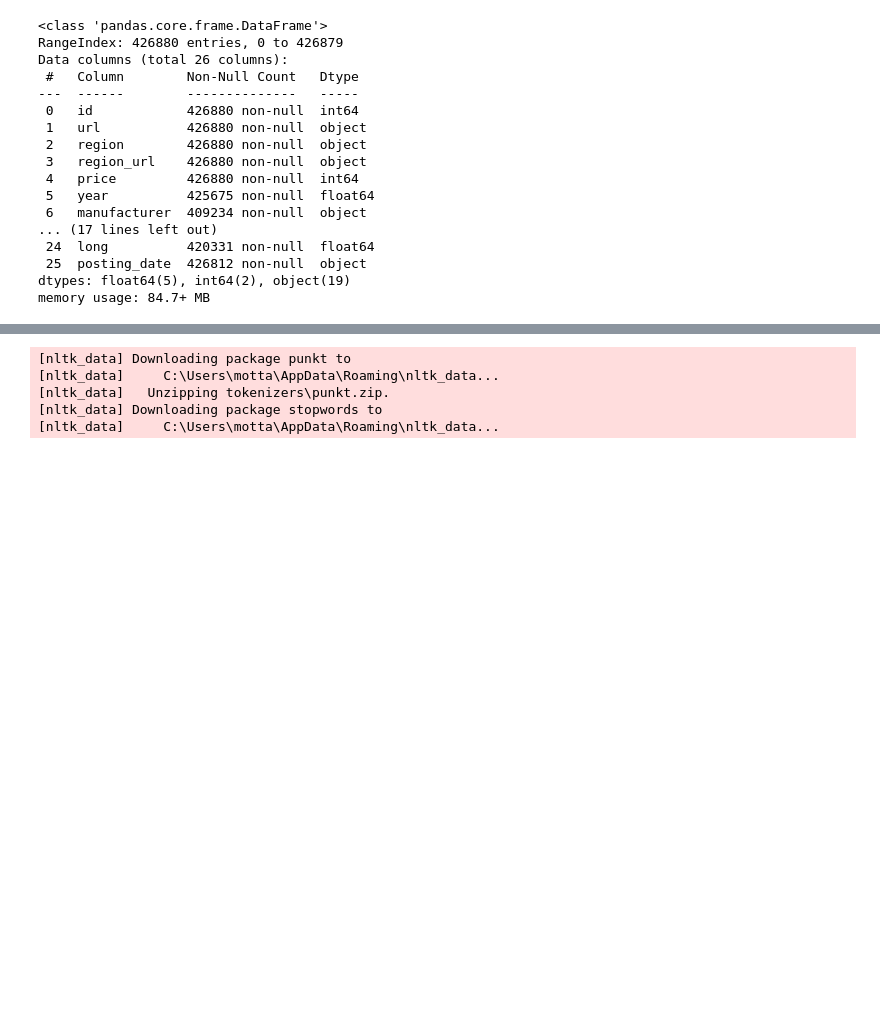
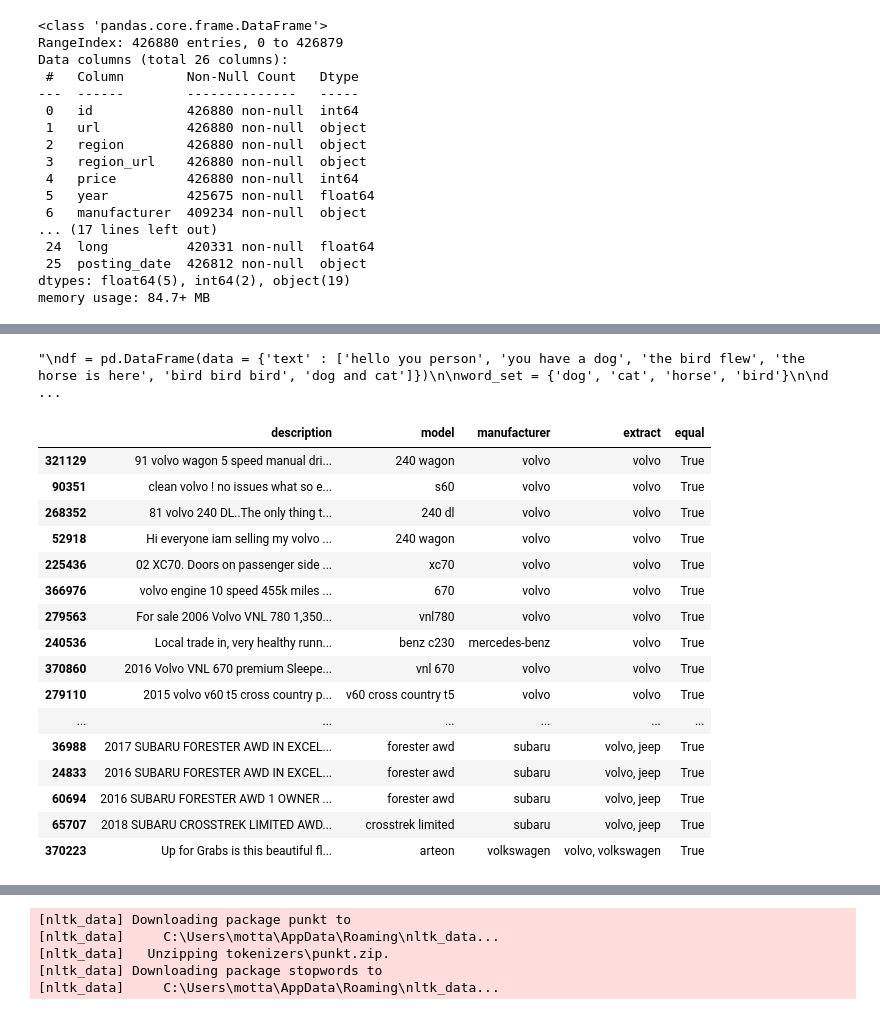
Before and after one commit to IE2020term2TeamE/ML2_Assignment_4, a Jupyter notebook: text processing.ipynb, the cells around one changed output, grey strips where cells are left out. Saved outputs shown, nothing was run; the diff lists cells and outputs as text; code cells hidden in the pictures; blank space fills up the shorter version.

```diff
--- a/text processing.ipynb
+++ b/text processing.ipynb
@@ -26,0 +55,2 @@ memory usage: 84.7+ MB
+# %%
+manu_list = set(manu_list)
@@ -26,0 +72,41 @@ memory usage: 84.7+ MB
+# %%
+def word_finder(x):
+  df_words = set(x.split(' '))
+  extract_words =  manu_list.intersection(df_words)
+  return ', '.join(extract_words)
+
+'''
+df = pd.DataFrame(data = {'text' : ['hello you person', 'you have a dog', 'the bird flew', 'the horse is here', 'bird bird bird', 'dog and cat']})
+
+word_set = {'dog', 'cat', 'horse', 'bird'}
+
+df['extract'] = df.text.apply(word_finder)
+'''
+# %% [output]
+"\ndf = pd.DataFrame(data = {'text' : ['hello you person', 'you have a dog', 'the bird flew', 'the horse is here', 'bird bird bird', 'dog and cat']})\n\nword_set = {'dog', 'cat', 'horse', 'bird'}\n\nd ...
+# %%
+df10['extract'] = df10.description.apply(word_finder)
+# %%
+#comparison_column = np.where(df10['manufacturer'] == df10['manufacturer'], True, False)
+df10['equal1'] = (df10['manufacturer'] == df10['extract'])
+# %%
+df10 = df10.sort_values(by=['extract'])
+df10.eq
+# %% [output]
+|  | description | model | manufacturer | extract | equal |
+| 321129 | 91 volvo wagon 5 speed manual dri... | 240 wagon | volvo | volvo | True |
+| 90351 | clean volvo ! no issues what so e... | s60 | volvo | volvo | True |
+| 268352 | 81 volvo 240 DL..The only thing t... | 240 dl | volvo | volvo | True |
+| 52918 | Hi everyone iam selling my volvo ... | 240 wagon | volvo | volvo | True |
+| 225436 | 02 XC70. Doors on passenger side ... | xc70 | volvo | volvo | True |
+| 366976 | volvo engine 10 speed 455k miles ... | 670 | volvo | volvo | True |
+| 279563 | For sale 2006 Volvo VNL 780 1,350... | vnl780 | volvo | volvo | True |
+| 240536 | Local trade in, very healthy runn... | benz c230 | mercedes-benz | volvo | True |
+| 370860 | 2016 Volvo VNL 670 premium Sleepe... | vnl 670 | volvo | volvo | True |
+| 279110 | 2015 volvo v60 t5 cross country p... | v60 cross country t5 | volvo | volvo | True |
+| ... | ... | ... | ... | ... | ... |
+| 36988 | 2017 SUBARU FORESTER AWD IN EXCEL... | forester awd | subaru | volvo, jeep | True |
+| 24833 | 2016 SUBARU FORESTER AWD IN EXCEL... | forester awd | subaru | volvo, jeep | True |
+| 60694 | 2016 SUBARU FORESTER AWD 1 OWNER ... | forester awd | subaru | volvo, jeep | True |
+| 65707 | 2018 SUBARU CROSSTREK LIMITED AWD... | crosstrek limited | subaru | volvo, jeep | True |
+| 370223 | Up for Grabs is this beautiful fl... | arteon | volkswagen | volvo, volkswagen | True |
```
Also changed, not shown: parts of 18 cells of this notebook, 2 other files.
